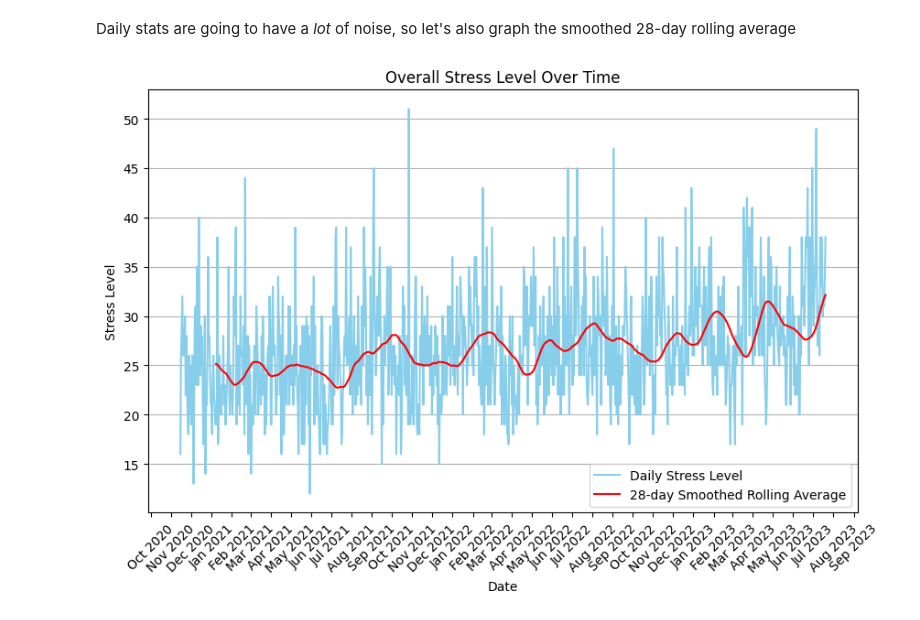
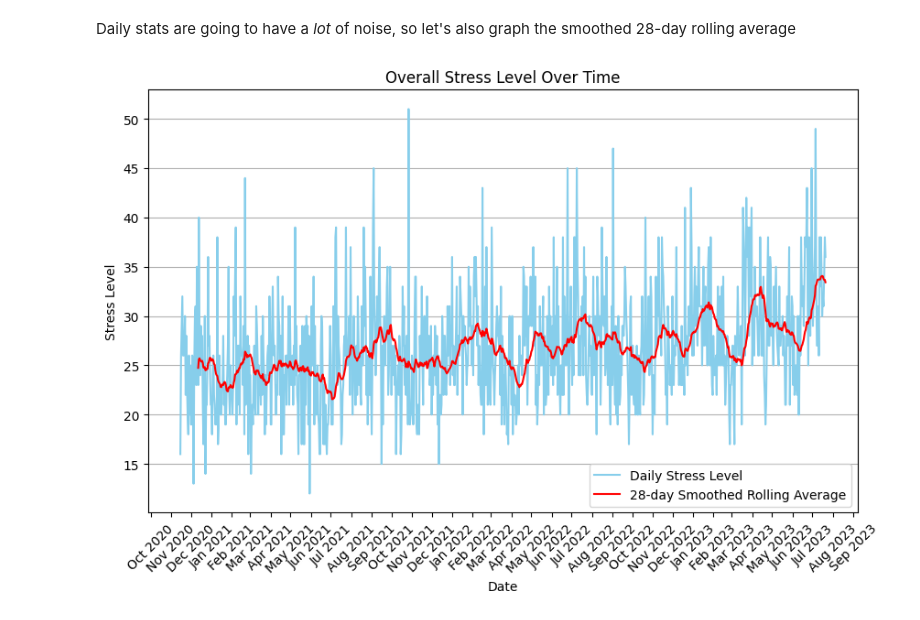
Before and after one commit to matin/garth, a Jupyter notebook: colabs/stress.ipynb, the cells around one changed output. Saved outputs shown, nothing was run; the diff lists cells and outputs as text; code cells hidden in the pictures.

```diff
--- a/colabs/stress.ipynb
+++ b/colabs/stress.ipynb
@@ -125,38 +128,45 @@ Daily stats are going to have a *lot* of noise, so let's also graph the smoothed
 df = pd.DataFrame(daily_stress).sort_values('calendarDate')
 
 # Convert the 'calendarDate' column to datetime
 df['calendarDate'] = pd.to_datetime(df['calendarDate'])
 
 # Set 'calendarDate' as the DataFrame index
 df.set_index('calendarDate', inplace=True)
 
 # Calculate the rolling average
 df['rolling_avg'] = df['overallStressLevel'].rolling(window=28).mean()
 
-# For smoother rolling average you could apply the rolling mean again (not common approach)
-df['rolling_avg_smooth'] = df['rolling_avg'].rolling(window=28).mean()
-
 # Create the plot
 fig, ax = plt.subplots(figsize=(10,6))
 
 # Plot 'overallStressLevel' and 'rolling_avg'
-ax.plot(df.index, df['overallStressLevel'], color='skyblue', label='Daily Stress Level')  # Change color to 'skyblue'
-ax.plot(df.index, df['rolling_avg_smooth'], color='r', label='28-day Smoothed Rolling Average')
+ax.plot(
+    df.index,
+    df['overallStressLevel'],
+    color='skyblue',
+    label='Daily Stress Level',
+)
+ax.plot(
+    df.index,
+    df['rolling_avg'],
+    color='r',
+    label='28-day Smoothed Rolling Average',
+)
 
 # Format the x-axis to show the month and year only
-ax.xaxis.set_major_locator(mdates.MonthLocator())  # set x-ticks to every month
-ax.xaxis.set_major_formatter(mdates.DateFormatter('%b %Y'))  # format x-ticks as Month-Year
+ax.xaxis.set_major_locator(mdates.MonthLocator())
+ax.xaxis.set_major_formatter(mdates.DateFormatter('%b %Y'))
 
 # Set labels and title
 plt.xlabel('Date')
 plt.ylabel('Stress Level')
 plt.title('Overall Stress Level Over Time')
 plt.grid(True, axis='y')  # Only display y-axis grid lines
 plt.legend()  # Show the legend
 
 # Rotate x-axis labels
 plt.xticks(rotation=45)
 
 plt.show()
 # %% [output]
-[figure, old version]
+[figure, new version]
```
Also changed, not shown: parts of 7 cells of this notebook.
